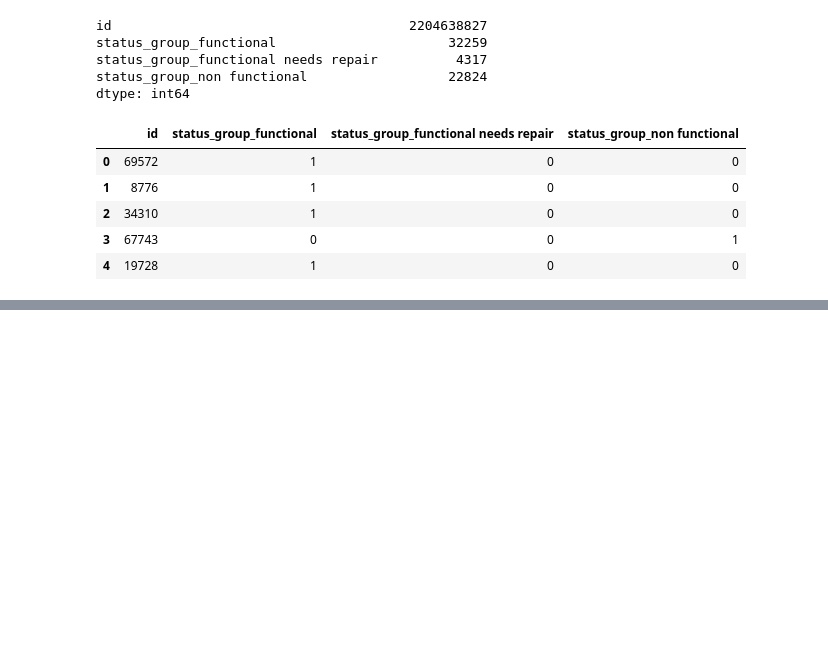
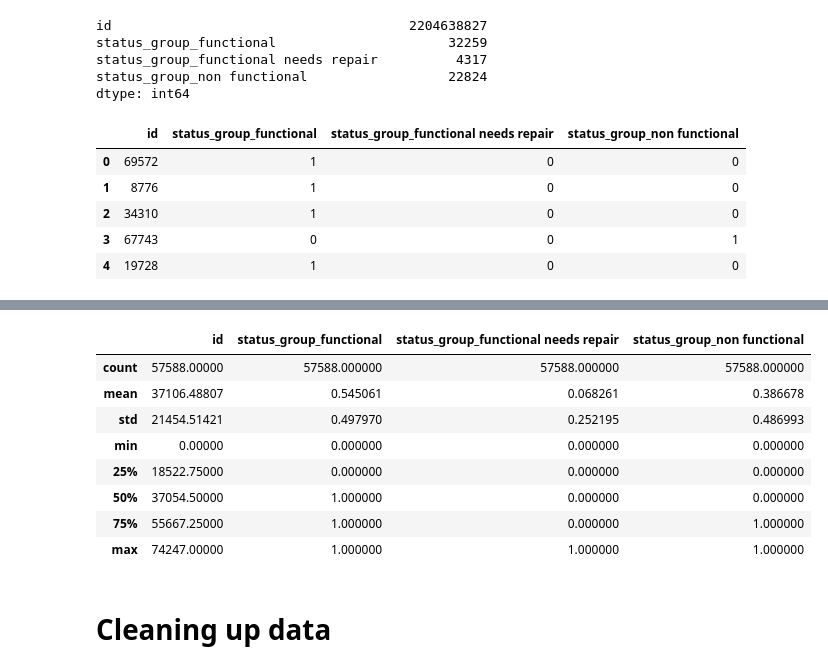
Before and after one commit to kayoyin/water-pumps, a Jupyter notebook: pipes.ipynb, the cells around one changed output, grey strips where cells are left out. Drawn from its saved outputs; the diff is of its cells as text; code cells hidden in the pictures; blank space fills up the shorter version.

```diff
--- a/pipes.ipynb
+++ b/pipes.ipynb
@@ -46,6 +46,8 @@ x_test.head()
 | 3 | 45559 | 0.0 | 2013-01-22 | Finn Water | 267 | FINN WATER | 38.058046 | -9.418672 | Kwa Mzee Pange | ... |
 | 4 | 49871 | 500.0 | 2013-03-27 | Bruder | 1260 | BRUDER | 35.006123 | -10.950412 | Kwa Mzee Turuka | ... |
 5 rows × 40 columns
+# %%
+y_num = y_train.replace(['functional','non functional', 'functional needs repair'], [0,1,2])
 # %%
 # One hot encoding of training labels
 y_train = pd.get_dummies(y_train)
@@ -63,3 +65,10 @@ dtype: int64
 | 2 | 34310 | 1 | 0 | 0 |
 | 3 | 67743 | 0 | 0 | 1 |
 | 4 | 19728 | 1 | 0 | 0 |
+# %%
+plt.figure(1,dpi=150)
+x_geo = x_train.drop(x_train[x_train['longitude'] == 0].index)
+y_geo = y_num.drop(x_train[x_train['longitude'] == 0].index)
+plt.scatter(x_geo['latitude'], x_geo['longitude'], c = y_geo.iloc[:,1], cmap = 'rainbow', s = 0.1)
+plt.colorbar()
+plt.show()
@@ -65,0 +77,14 @@ dtype: int64
+# %%
+y_geo.describe()
+# %% [output]
+|  | id | status_group_functional | status_group_functional needs repair | status_group_non functional |
+| count | 57588.00000 | 57588.000000 | 57588.000000 | 57588.000000 |
+| mean | 37106.48807 | 0.545061 | 0.068261 | 0.386678 |
+| std | 21454.51421 | 0.497970 | 0.252195 | 0.486993 |
+| min | 0.00000 | 0.000000 | 0.000000 | 0.000000 |
+| 25% | 18522.75000 | 0.000000 | 0.000000 | 0.000000 |
+| 50% | 37054.50000 | 1.000000 | 0.000000 | 0.000000 |
+| 75% | 55667.25000 | 1.000000 | 0.000000 | 1.000000 |
+| max | 74247.00000 | 1.000000 | 1.000000 | 1.000000 |
+# %% [markdown]
+# Cleaning up data
```
Also changed, not shown: parts of 3 cells of this notebook, 1 other file.
